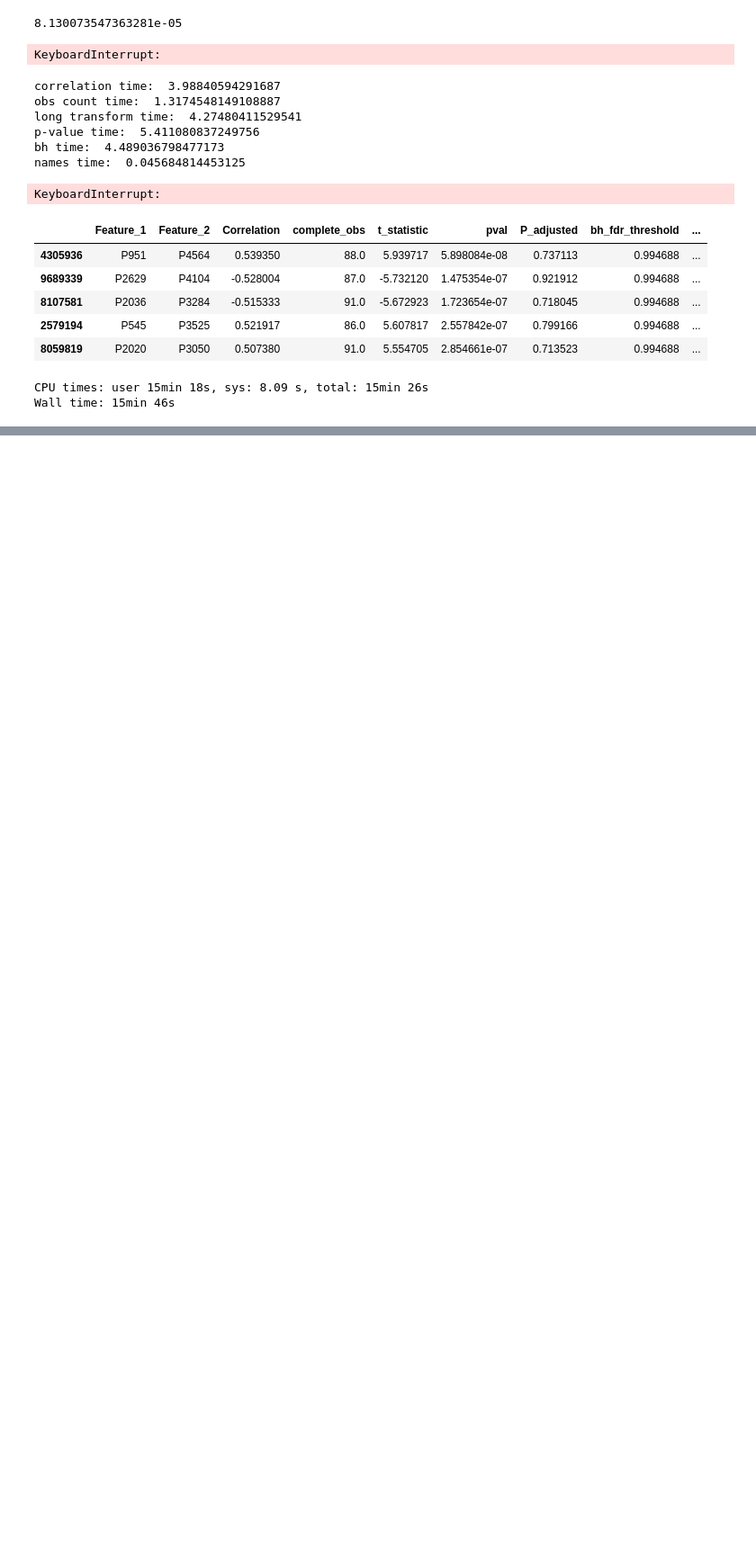
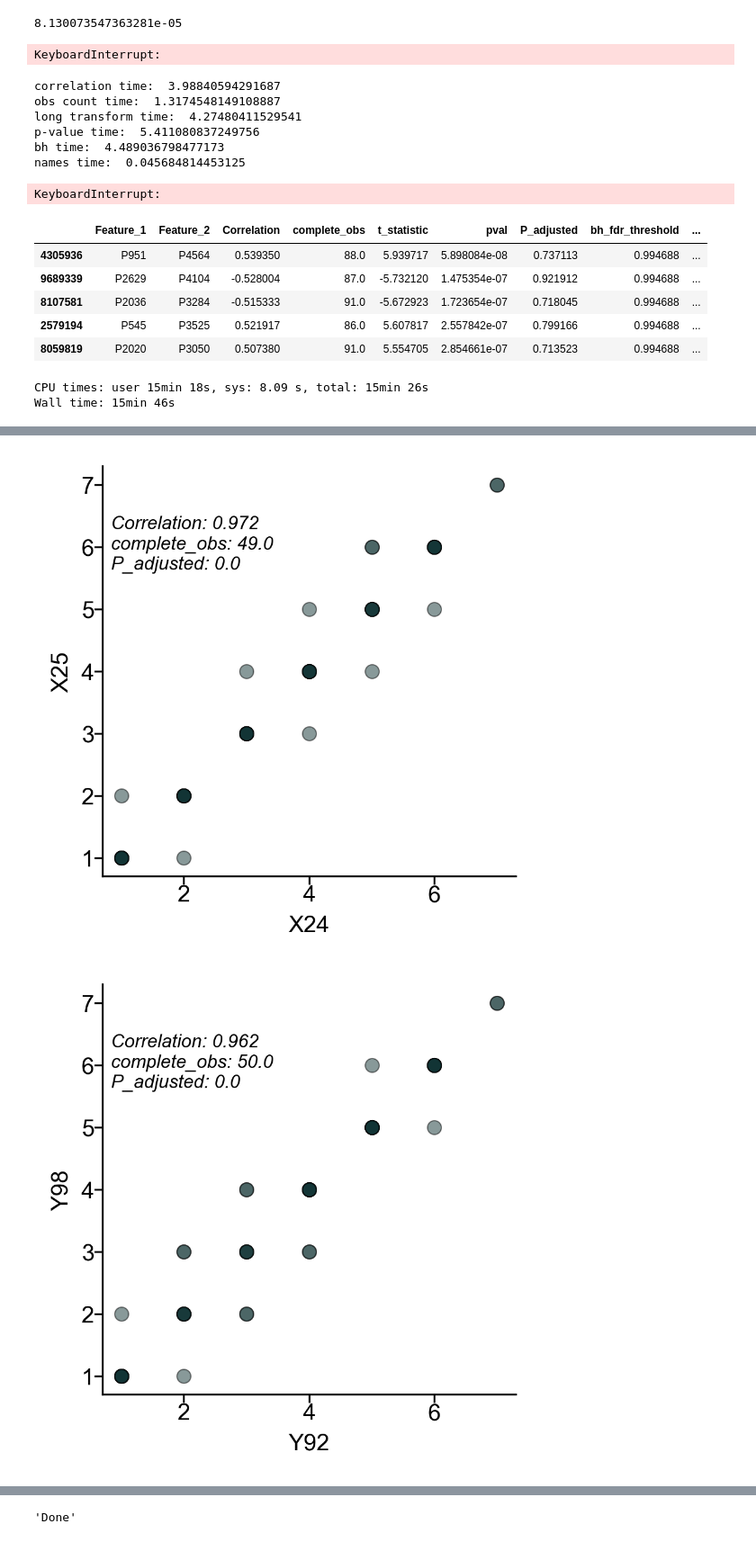
Before and after one commit to omicsEye/btest, a Jupyter notebook: notebooks/btest.ipynb, the cells around one changed output, grey strips where cells are left out. Shown: that part at 90% size. Cells and saved outputs as stored; diff of their text form; code cells hidden in the pictures; blank space fills up the shorter version.

```diff
--- a/notebooks/btest.ipynb
+++ b/notebooks/btest.ipynb
@@ -345,0 +476,5 @@ blockplot.plot(
+# %%
+b_scatter(dataX=dataX, dataY=dataY, b_test=X_Y_3, n_ind=[1,24,67])
+# %% [output]
+[figure, added]
+[figure, added]
@@ -345,0 +482 @@ blockplot.plot(
+'Done'
```
Also changed, not shown: parts of 13 cells of this notebook, 3 other files.
